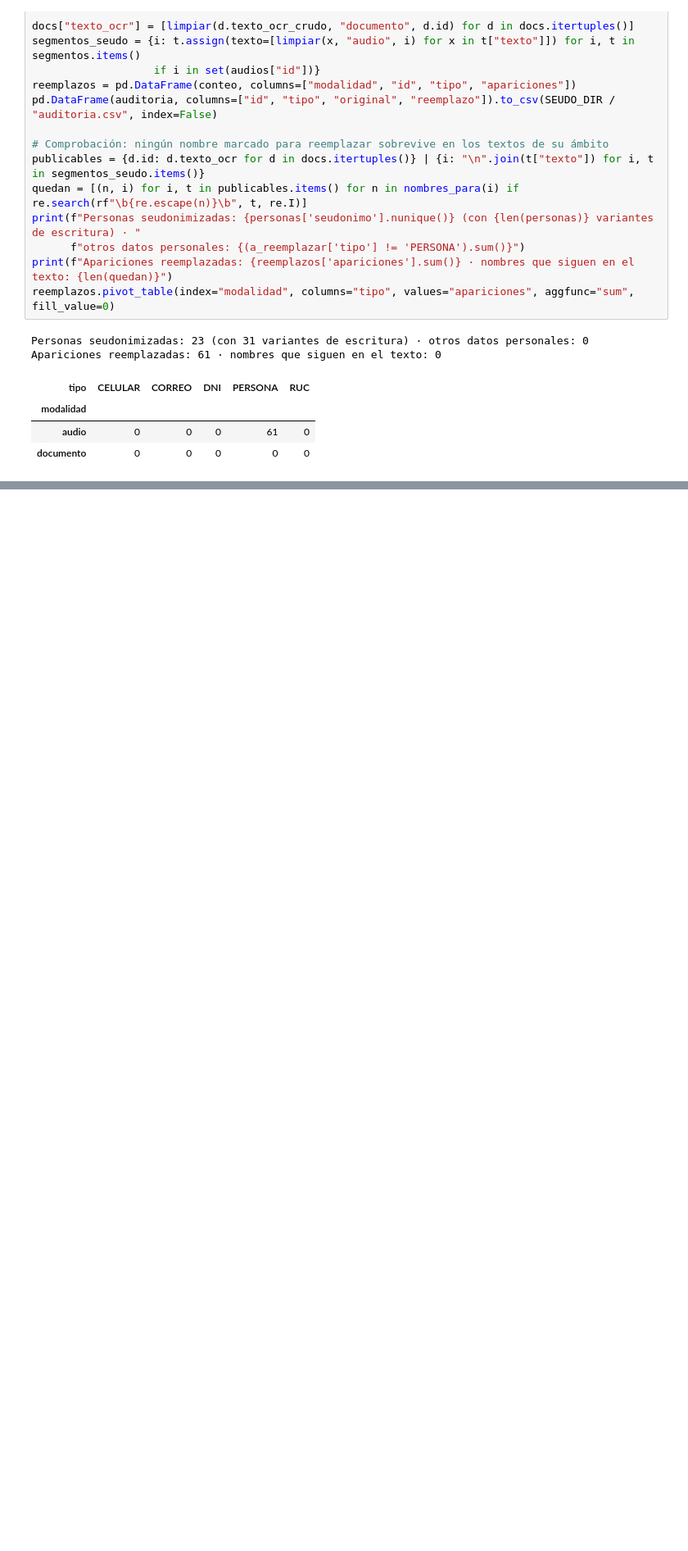
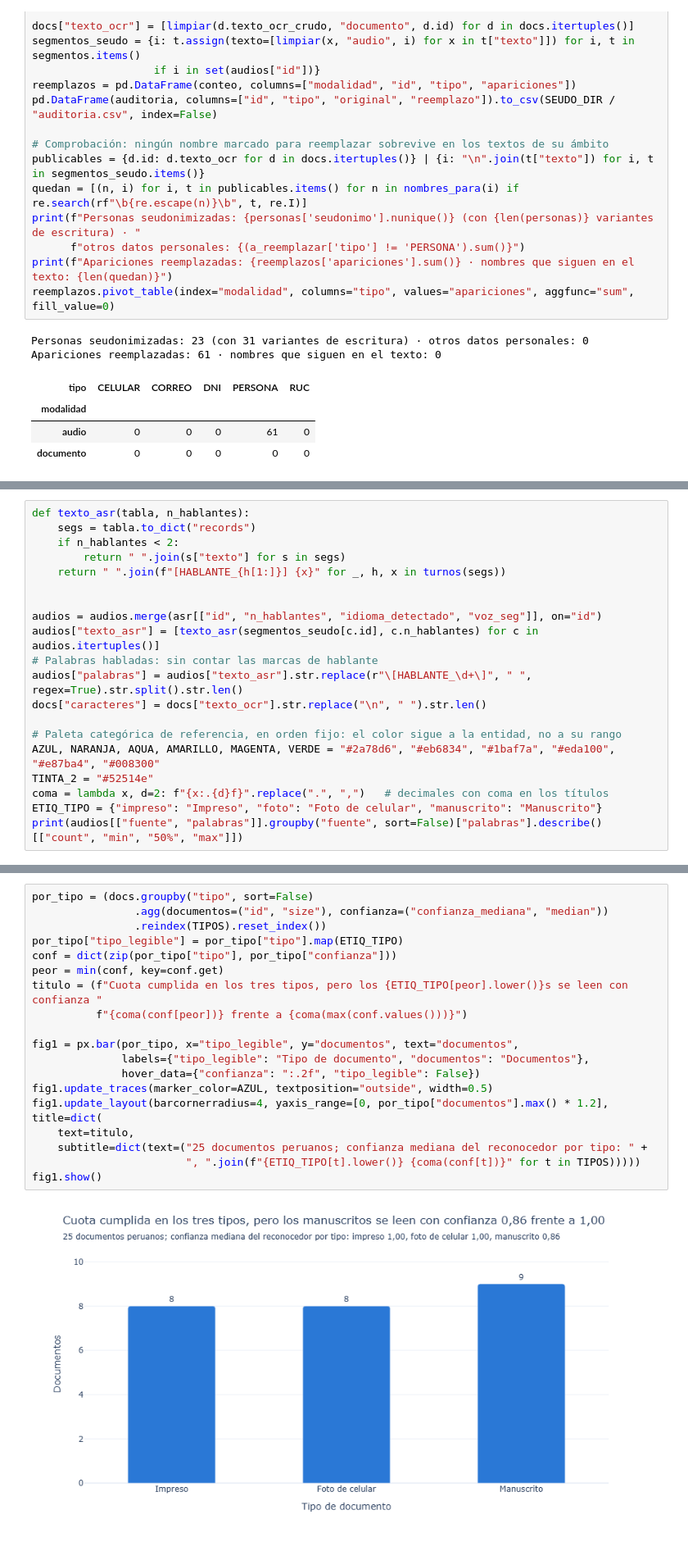
Before and after one commit to IvettexMamani/diplomado-python-2026, a Jupyter notebook: tarea_2/01_extraccion.ipynb, the cells around one changed output, grey strips where cells are left out. Shown at 82% size. Saved outputs shown, nothing was run; the diff lists cells and outputs as text; blank space fills up the shorter version.

```diff
--- a/tarea_2/01_extraccion.ipynb
+++ b/tarea_2/01_extraccion.ipynb
@@ -991,0 +996,20 @@ Apariciones reemplazadas: 61 · nombres que siguen en el texto: 0
+# %%
+def texto_asr(tabla, n_hablantes):
+    segs = tabla.to_dict("records")
+    if n_hablantes < 2:
+        return " ".join(s["texto"] for s in segs)
+    return " ".join(f"[HABLANTE_{h[1:]}] {x}" for _, h, x in turnos(segs))
+
+
+audios = audios.merge(asr[["id", "n_hablantes", "idioma_detectado", "voz_seg"]], on="id")
+audios["texto_asr"] = [texto_asr(segmentos_seudo[c.id], c.n_hablantes) for c in audios.itertuples()]
+# Palabras habladas: sin contar las marcas de hablante
+audios["palabras"] = audios["texto_asr"].str.replace(r"\[HABLANTE_\d+\]", " ", regex=True).str.split().str.len()
+docs["caracteres"] = docs["texto_ocr"].str.replace("\n", " ").str.len()
+
+# Paleta categórica de referencia, en orden fijo: el color sigue a la entidad, no a su rango
+AZUL, NARANJA, AQUA, AMARILLO, MAGENTA, VERDE = "#2a78d6", "#eb6834", "#1baf7a", "#eda100", "#e87ba4", "#008300"
+TINTA_2 = "#52514e"
+coma = lambda x, d=2: f"{x:.{d}f}".replace(".", ",")   # decimales con coma en los títulos
+ETIQ_TIPO = {"impreso": "Impreso", "foto": "Foto de celular", "manuscrito": "Manuscrito"}
+print(audios[["fuente", "palabras"]].groupby("fuente", sort=False)["palabras"].describe()[["count", "min", "50%", "max"]])
@@ -991,0 +1024,21 @@ Apariciones reemplazadas: 61 · nombres que siguen en el texto: 0
+# %%
+por_tipo = (docs.groupby("tipo", sort=False)
+                .agg(documentos=("id", "size"), confianza=("confianza_mediana", "median"))
+                .reindex(TIPOS).reset_index())
+por_tipo["tipo_legible"] = por_tipo["tipo"].map(ETIQ_TIPO)
+conf = dict(zip(por_tipo["tipo"], por_tipo["confianza"]))
+peor = min(conf, key=conf.get)
+titulo = (f"Cuota cumplida en los tres tipos, pero los {ETIQ_TIPO[peor].lower()}s se leen con confianza "
+          f"{coma(conf[peor])} frente a {coma(max(conf.values()))}")
+
+fig1 = px.bar(por_tipo, x="tipo_legible", y="documentos", text="documentos",
+              labels={"tipo_legible": "Tipo de documento", "documentos": "Documentos"},
+              hover_data={"confianza": ":.2f", "tipo_legible": False})
+fig1.update_traces(marker_color=AZUL, textposition="outside", width=0.5)
+fig1.update_layout(barcornerradius=4, yaxis_range=[0, por_tipo["documentos"].max() * 1.2], title=dict(
+    text=titulo,
+    subtitle=dict(text=("25 documentos peruanos; confianza mediana del reconocedor por tipo: " +
+                        ", ".join(f"{ETIQ_TIPO[t].lower()} {coma(conf[t])}" for t in TIPOS)))))
+fig1.show()
+# %% [output]
+[figure, added]
```
Also changed, not shown: parts of 3 cells of this notebook.
